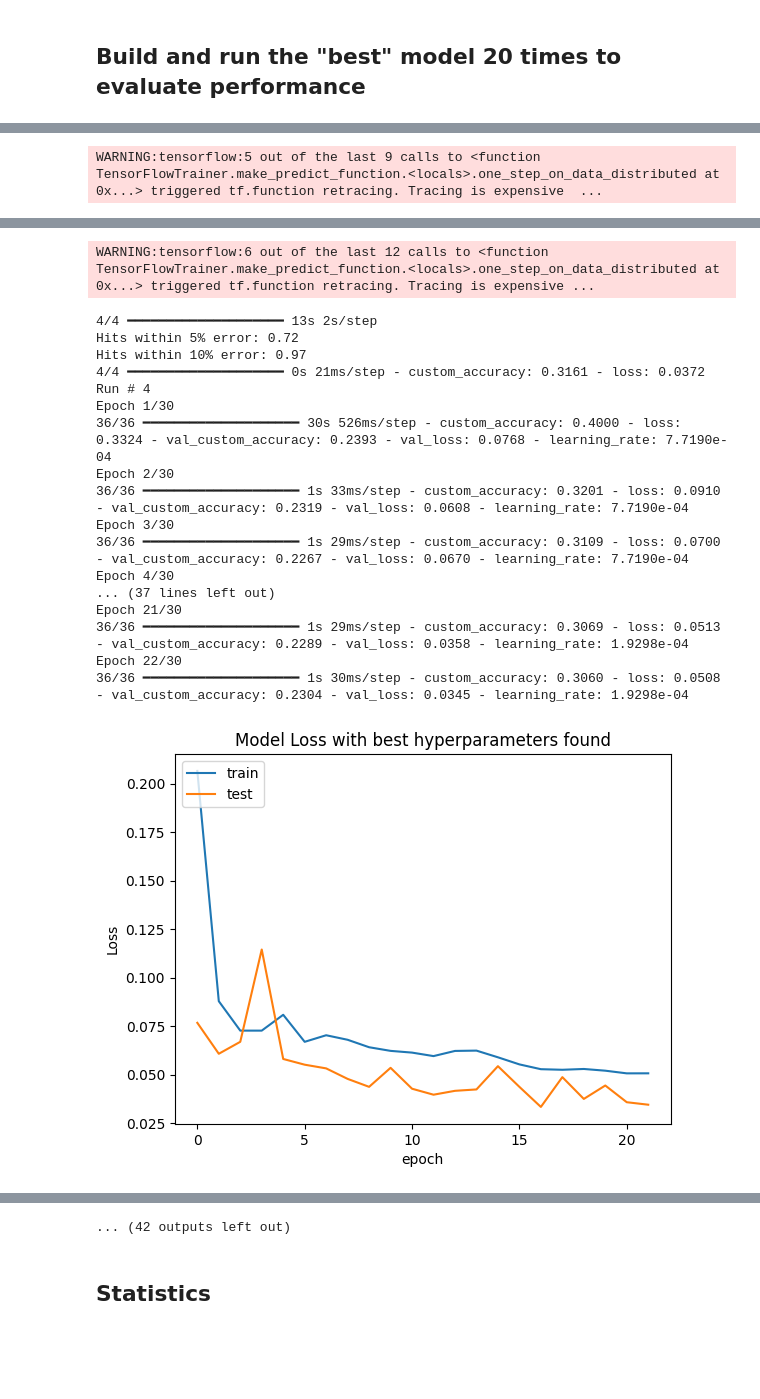
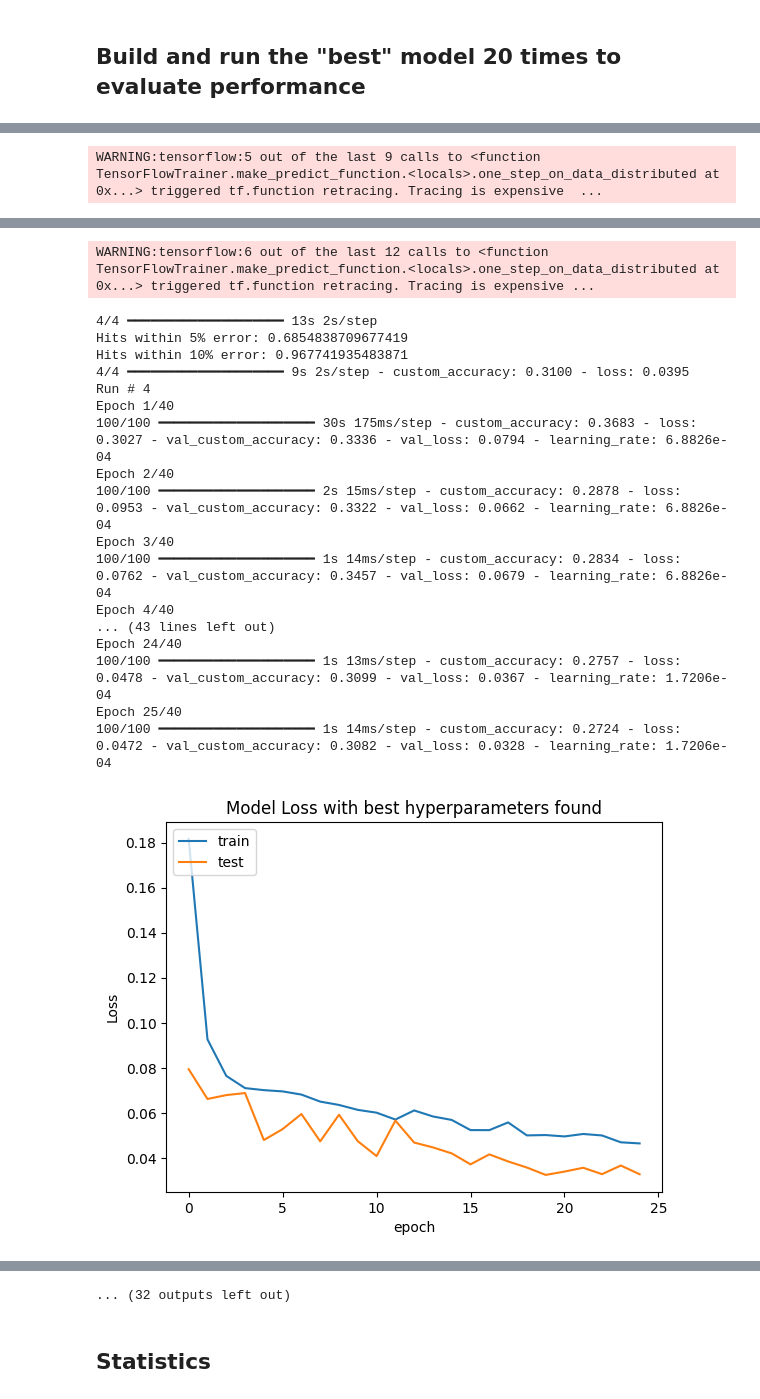
Before and after one commit to JoseAntonioSiguenza/Composites-Property-Prediction, a Jupyter notebook: model.ipynb, the cells around one changed output, grey strips where cells are left out. Drawn from its saved outputs; the diff is of its cells as text; code cells hidden in the pictures; blank space fills up the shorter version.

```diff
--- a/model.ipynb
+++ b/model.ipynb
@@ -168,13 +168,13 @@ Text(0.5, 1.0, 'Tensile strength18.87')
 train_images, test_images, train_labels, test_labels = train_test_split(final_images, final_labels, test_size=0.15, random_state=42)
 test_images, val_images, test_labels, val_labels = train_test_split(test_images, test_labels, test_size=0.5, random_state=42)
 # %%
-train_images = tf.convert_to_tensor(train_images/250, dtype=tf.float32)
+train_images = tf.convert_to_tensor(train_images/255, dtype=tf.float32)
 train_labels = tf.convert_to_tensor(train_labels, dtype=tf.float32)
 
-test_images = tf.convert_to_tensor((test_images)/250, dtype=tf.float32)
+test_images = tf.convert_to_tensor((test_images)/255, dtype=tf.float32)
 test_labels = tf.convert_to_tensor(test_labels, dtype=tf.float32)
 
-val_images = tf.convert_to_tensor(val_images/250, dtype=tf.float32)
+val_images = tf.convert_to_tensor(val_images/255, dtype=tf.float32)
 val_labels = tf.convert_to_tensor(val_labels, dtype=tf.float32)
 # %%
 #Plot the generated images
@@ -212,6 +212,7 @@ def custom_accuracy(y_true, y_pred):
 input_shape = (250, 250, 1)
 
 def hp_model(hp):
+    batch_size = hp.Int('batch_size', min_value=8, max_value=32, step=6)
     base_model = InceptionV3(input_shape=(250, 250, 3), include_top=False, weights='imagenet')
     base_model.trainable = False
 
@@ -224,7 +225,7 @@ def hp_model(hp):
     # Add custom layers
     model.add(layers.GlobalAveragePooling2D())
 
-    dropout_rate = hp.Float('dropout_rate', min_value=0.25, max_value=0.7, step=0.1)
+    dropout_rate = hp.Float('dropout_rate', min_value=0.2, max_value=0.7, step=0.1)
     model.add(layers.Dropout(dropout_rate))
 
     dense_units = hp.Int('dense_units', min_value=64, max_value=512, step=64)
@@ -236,8 +237,7 @@ def hp_model(hp):
     learning_rate = hp.Float('learning_rate', min_value=1e-5, max_value=1e-3, sampling='LOG')
     optimizer = tf.keras.optimizers.Adam(learning_rate=learning_rate)
 
-    model.compile(optimizer=optimizer, loss=custom_accuracy, metrics=[custom_accuracy])
-
+    model.compile(optimizer=optimizer, loss="mse", metrics=[custom_accuracy])
     return model
 # %% [markdown]
 ## Tuning and search for optimal hyperparameters
@@ -245,8 +245,8 @@ def hp_model(hp):
 tuner = RandomSearch(
     hp_model,
     objective=kt.Objective('val_loss', direction='min'),
-    max_trials=20,
-    executions_per_trial=1,
+    max_trials=15,
+    executions_per_trial=2,
     directory='hyperparam_tuning',
     project_name='inceptionv3_transfer_learning'
 )
@@ -258,7 +258,7 @@ early_stopping = EarlyStopping(monitor='val_loss', patience=5, restore_best_weig
 
 tuner.search(train_images, train_labels,
              validation_data=(test_images, test_labels),
-             epochs=30,
+             epochs=40,
              callbacks=[lr_reduce, early_stopping])
 
 
@@ -280,6 +280,7 @@ Found model test loss: 0.034513186663389206, Test Accuracy: 0.22530846297740936
 best_hps = tuner.get_best_hyperparameters(num_trials=1)[0]
 
 best_hyperparams_dict = {
+    'batch_size': best_hps.get('batch_size'),
     'learning_rate': best_hps.get('learning_rate'),
     'dense_units': best_hps.get('dense_units'),
     'dropout_rate': best_hps.get('dropout_rate')
@@ -299,7 +300,7 @@ l_hits10 = []
 l_loss = []
 
 # Run the model 20 times for statistics
-for i in range(25):
+for i in range(20):
   print("Run #", 1+i)
   # Build the model with the tuned hyperparameters using Functional API
   def build_model_with_best_params():
@@ -340,7 +341,8 @@ for i in range(25):
 
 
   history = model.fit(train_images, train_labels,
-                      epochs=30,
+                      epochs=40,
+                      batch_size=best_hyperparams_dict['batch_size'],
                       validation_data=(test_images, test_labels),
                       callbacks=[lr_reduce, early_stopping])
 
@@ -351,6 +353,7 @@ for i in range(25):
   plt.xlabel('epoch')
   plt.legend(['train', 'test'], loc='upper left')
   plt.show()
+
 
   predictions_test = model.predict(val_images)
 
@@ -435,20 +438,20 @@ WARNING:tensorflow:5 out of the last 9 calls to <function TensorFlowTrainer.make
 WARNING:tensorflow:6 out of the last 12 calls to <function TensorFlowTrainer.make_predict_function.<locals>.one_step_on_data_distributed at 0x...> triggered tf.function retracing. Tracing is expensive ...
 4/4 ━━━━━━━━━━━━━━━━━━━━ 13s 2s/step
-Hits within 5% error: 0.72
-Hits within 10% error: 0.97
-4/4 ━━━━━━━━━━━━━━━━━━━━ 0s 21ms/step - custom_accuracy: 0.3161 - loss: 0.0372
+Hits within 5% error: 0.6854838709677419
+Hits within 10% error: 0.967741935483871
+4/4 ━━━━━━━━━━━━━━━━━━━━ 9s 2s/step - custom_accuracy: 0.3100 - loss: 0.0395
 Run # 4
-Epoch 1/30
-36/36 ━━━━━━━━━━━━━━━━━━━━ 30s 526ms/step - custom_accuracy: 0.4000 - loss: 0.3324 - val_custom_accuracy: 0.2393 - val_loss: 0.0768 - learning_rate: 7.7190e-04
-Epoch 2/30
-36/36 ━━━━━━━━━━━━━━━━━━━━ 1s 33ms/step - custom_accuracy: 0.3201 - loss: 0.0910 - val_custom_accuracy: 0.2319 - val_loss: 0.0608 - learning_rate: 7.7190e-04
-Epoch 3/30
-36/36 ━━━━━━━━━━━━━━━━━━━━ 1s 29ms/step - custom_accuracy: 0.3109 - loss: 0.0700 - val_custom_accuracy: 0.2267 - val_loss: 0.0670 - learning_rate: 7.7190e-04
-Epoch 4/30
-... (37 lines left out)
-Epoch 21/30
-36/36 ━━━━━━━━━━━━━━━━━━━━ 1s 29ms/step - custom_accuracy: 0.3069 - loss: 0.0513 - val_custom_accuracy: 0.2289 - val_loss: 0.0358 - learning_rate: 1.9298e-04
-Epoch 22/30
-36/36 ━━━━━━━━━━━━━━━━━━━━ 1s 30ms/step - custom_accuracy: 0.3060 - loss: 0.0508 - val_custom_accuracy: 0.2304 - val_loss: 0.0345 - learning_rate: 1.9298e-04
+Epoch 1/40
+100/100 ━━━━━━━━━━━━━━━━━━━━ 30s 175ms/step - custom_accuracy: 0.3683 - loss: 0.3027 - val_custom_accuracy: 0.3336 - val_loss: 0.0794 - learning_rate: 6.8826e-04
+Epoch 2/40
+100/100 ━━━━━━━━━━━━━━━━━━━━ 2s 15ms/step - custom_accuracy: 0.2878 - loss: 0.0953 - val_custom_accuracy: 0.3322 - val_loss: 0.0662 - learning_rate: 6.8826e-04
+Epoch 3/40
+100/100 ━━━━━━━━━━━━━━━━━━━━ 1s 14ms/step - custom_accuracy: 0.2834 - loss: 0.0762 - val_custom_accuracy: 0.3457 - val_loss: 0.0679 - learning_rate: 6.8826e-04
+Epoch 4/40
+... (43 lines left out)
+Epoch 24/40
+100/100 ━━━━━━━━━━━━━━━━━━━━ 1s 13ms/step - custom_accuracy: 0.2757 - loss: 0.0478 - val_custom_accuracy: 0.3099 - val_loss: 0.0367 - learning_rate: 1.7206e-04
+Epoch 25/40
+100/100 ━━━━━━━━━━━━━━━━━━━━ 1s 14ms/step - custom_accuracy: 0.2724 - loss: 0.0472 - val_custom_accuracy: 0.3082 - val_loss: 0.0328 - learning_rate: 1.7206e-04
-[figure, old version]
+[figure, new version]
 4/4 ━━━━━━━━━━━━━━━━━━━━ 13s 2s/step
@@ -471,4 +474,4 @@ Epoch 22/30
-... (42 outputs left out)
+... (32 outputs left out)
 # %% [markdown]
 ## Statistics
 # %%
```
Also changed, not shown: parts of 9 cells of this notebook, 2 other files.
